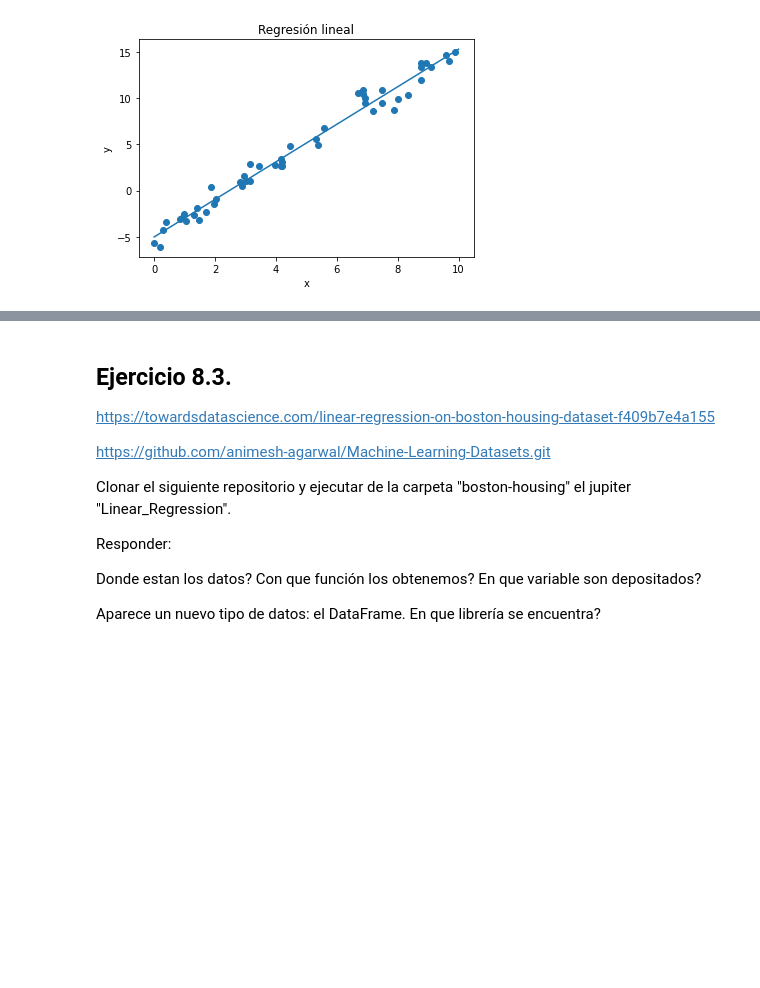
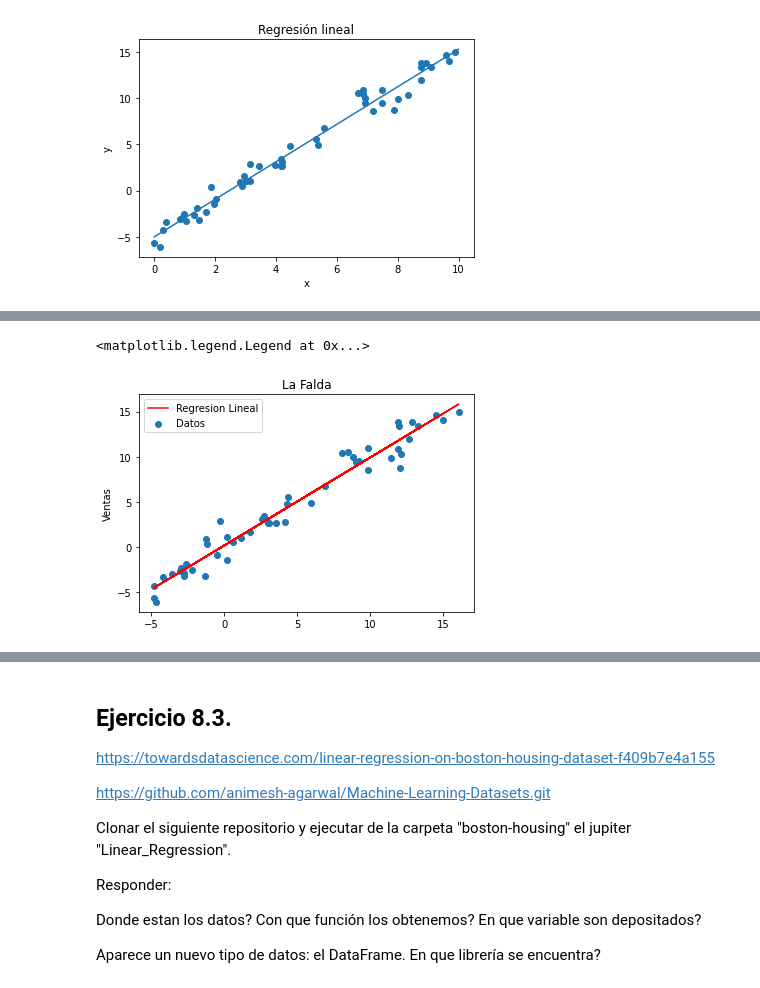
Before and after one commit to NicolasGomez97/Cientifico-Datos-ISPC, a Jupyter notebook: Programacion-I/8vaSemana/08SemanaProg_120221.ipynb, the cells around one changed output, grey strips where cells are left out. Saved outputs shown, nothing was run; the diff lists cells and outputs as text; code cells hidden in the pictures; blank space fills up the shorter version.

```diff
--- a/Programacion-I/8vaSemana/08SemanaProg_120221.ipynb
+++ b/Programacion-I/8vaSemana/08SemanaProg_120221.ipynb
@@ -114,0 +164,14 @@ print(LF)
+# %%
+rl = LinearRegression()
+A = df["La Falda"]
+X = A[:, np.newaxis]
+rl.fit(X,y)
+plt.scatter(df["La Falda"],y,label='Datos')
+plt.title(u'La Falda')
+#plt.scatter(y,df['La Falda'], Color="g")
+plt.ylabel("Ventas")
+plt.plot(X,rl.predict(X),color='r',label='Regresion Lineal')
+plt.legend()
+# %% [output]
+<matplotlib.legend.Legend at 0x...>
+[figure, added]
```
Also changed, not shown: parts of 9 cells of this notebook.
